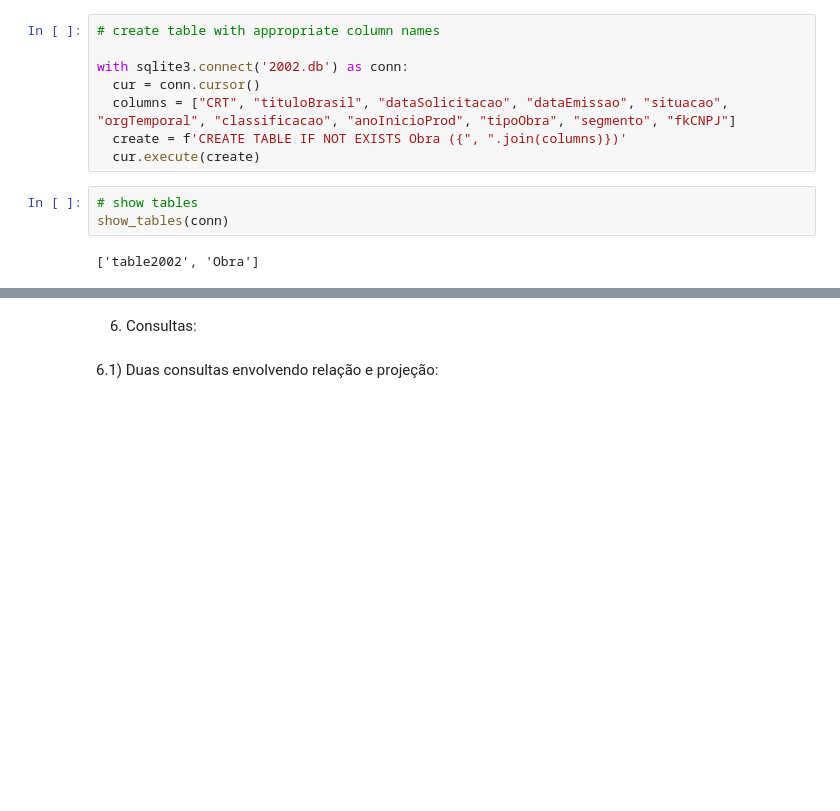
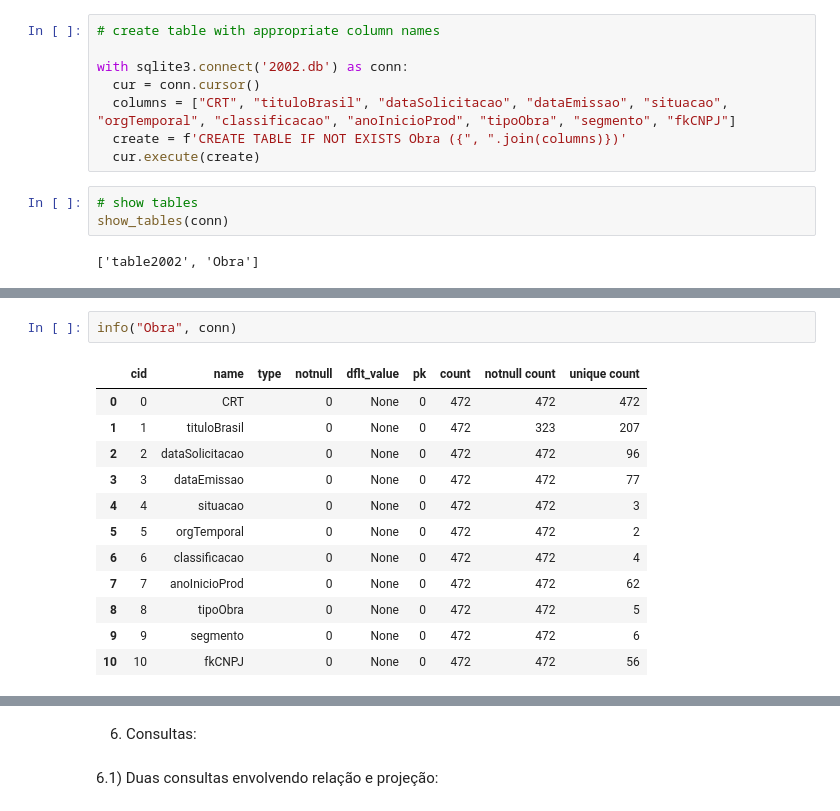
Before and after one commit to MarceleLouiseSAra/TPs-IBD, a Jupyter notebook: TP2.ipynb, the cells around one changed output, grey strips where cells are left out. Drawn from its saved outputs; the diff is of its cells as text; blank space fills up the shorter version.

```diff
--- a/TP2.ipynb
+++ b/TP2.ipynb
@@ -293,0 +355,15 @@ show_tables(conn)
+# %%
+info("Obra", conn)
+# %% [output]
+|  | cid | name | type | notnull | dflt_value | pk | count | notnull count | unique count |
+| 0 | 0 | CRT |  | 0 | None | 0 | 472 | 472 | 472 |
+| 1 | 1 | tituloBrasil |  | 0 | None | 0 | 472 | 323 | 207 |
+| 2 | 2 | dataSolicitacao |  | 0 | None | 0 | 472 | 472 | 96 |
+| 3 | 3 | dataEmissao |  | 0 | None | 0 | 472 | 472 | 77 |
+| 4 | 4 | situacao |  | 0 | None | 0 | 472 | 472 | 3 |
+| 5 | 5 | orgTemporal |  | 0 | None | 0 | 472 | 472 | 2 |
+| 6 | 6 | classificacao |  | 0 | None | 0 | 472 | 472 | 4 |
+| 7 | 7 | anoInicioProd |  | 0 | None | 0 | 472 | 472 | 62 |
+| 8 | 8 | tipoObra |  | 0 | None | 0 | 472 | 472 | 5 |
+| 9 | 9 | segmento |  | 0 | None | 0 | 472 | 472 | 6 |
+| 10 | 10 | fkCNPJ |  | 0 | None | 0 | 472 | 472 | 56 |
```
Also changed, not shown: parts of 3 cells of this notebook.
